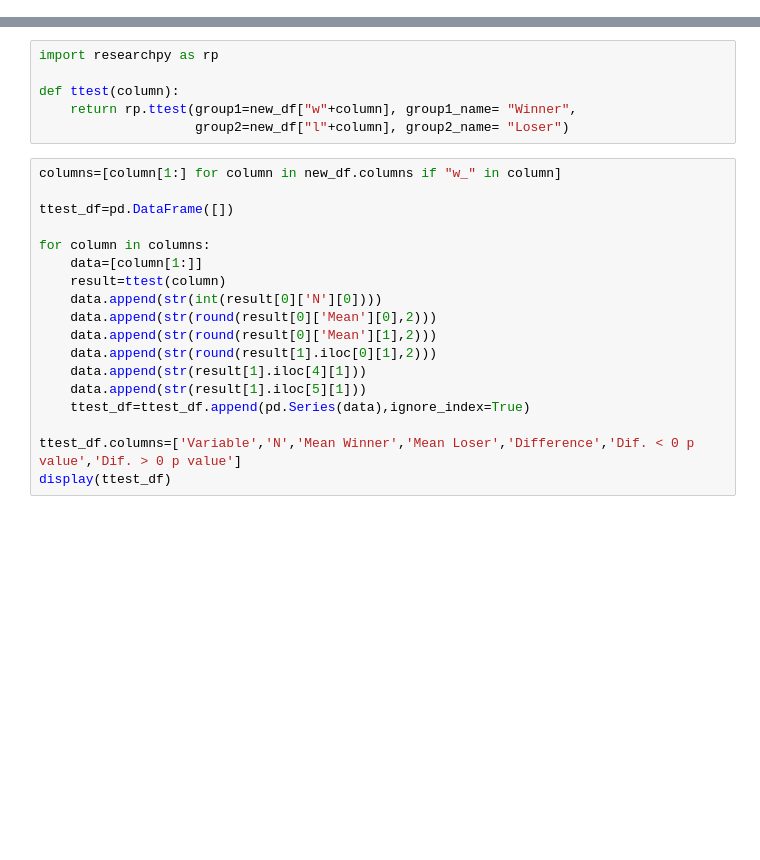
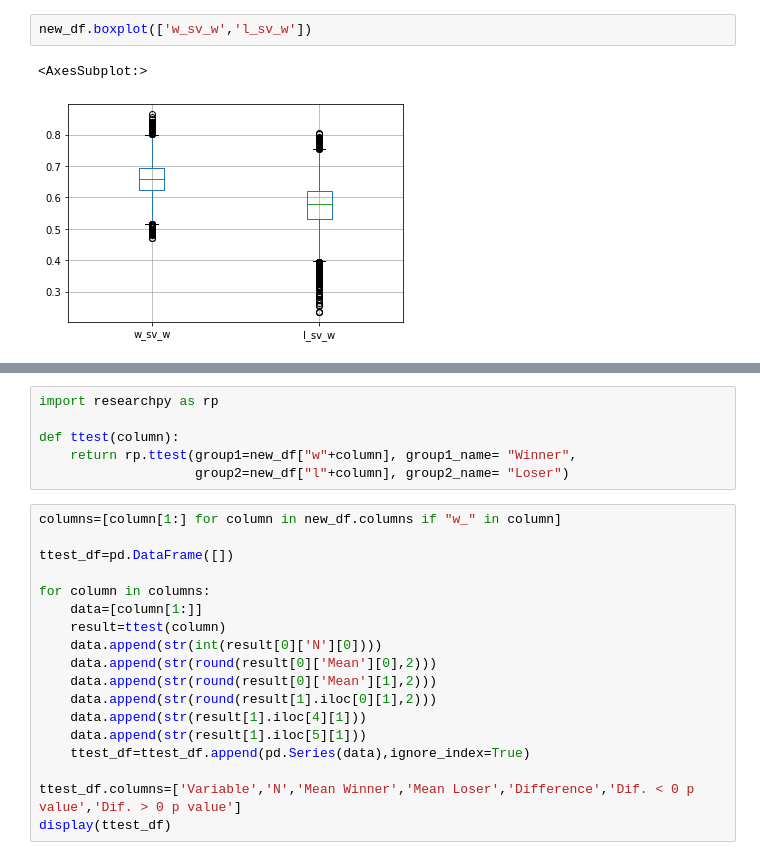
Before and after one commit to Bentgm17/TennisML, a Jupyter notebook: data_extraction/feature_tuning.ipynb, the cells around one changed output, grey strips where cells are left out. Cells and saved outputs as stored; diff of their text form; blank space fills up the shorter version.

```diff
--- a/data_extraction/feature_tuning.ipynb
+++ b/data_extraction/feature_tuning.ipynb
@@ -60 +90,6 @@ display(new_df)
+# %%
+new_df.boxplot(['w_sv_w','l_sv_w'])
+# %% [output]
+<AxesSubplot:>
+[figure, added]
 # %%
```
Also changed, not shown: parts of 7 cells of this notebook, 8 other files.
